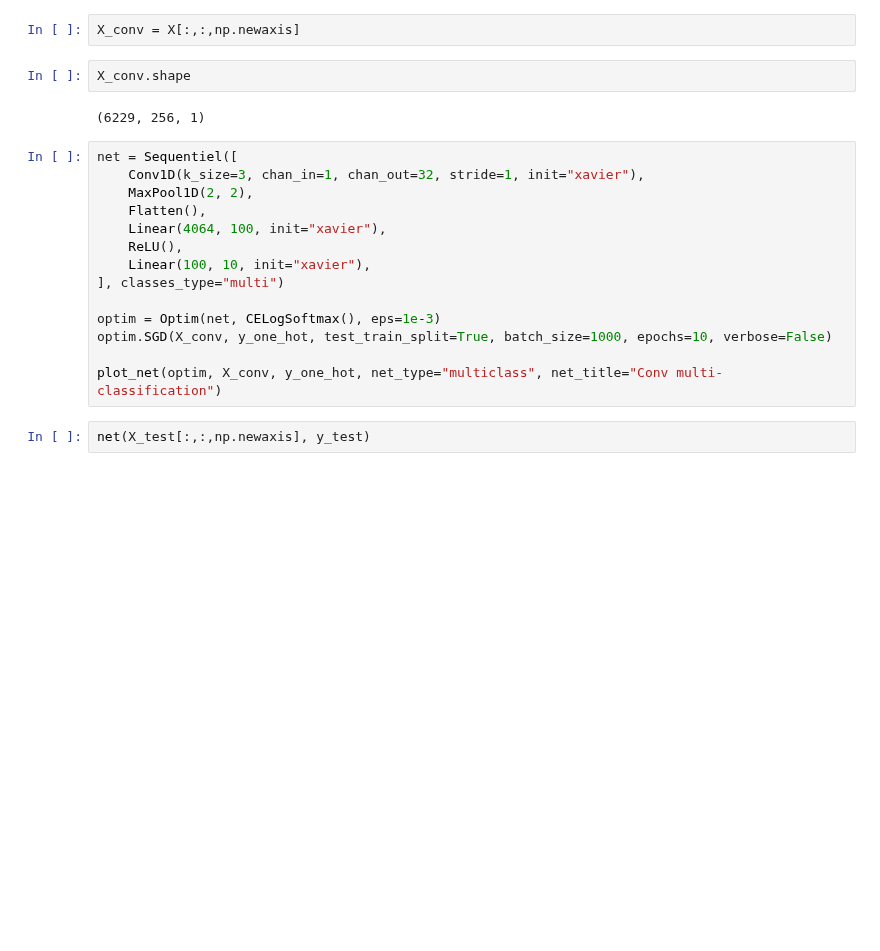
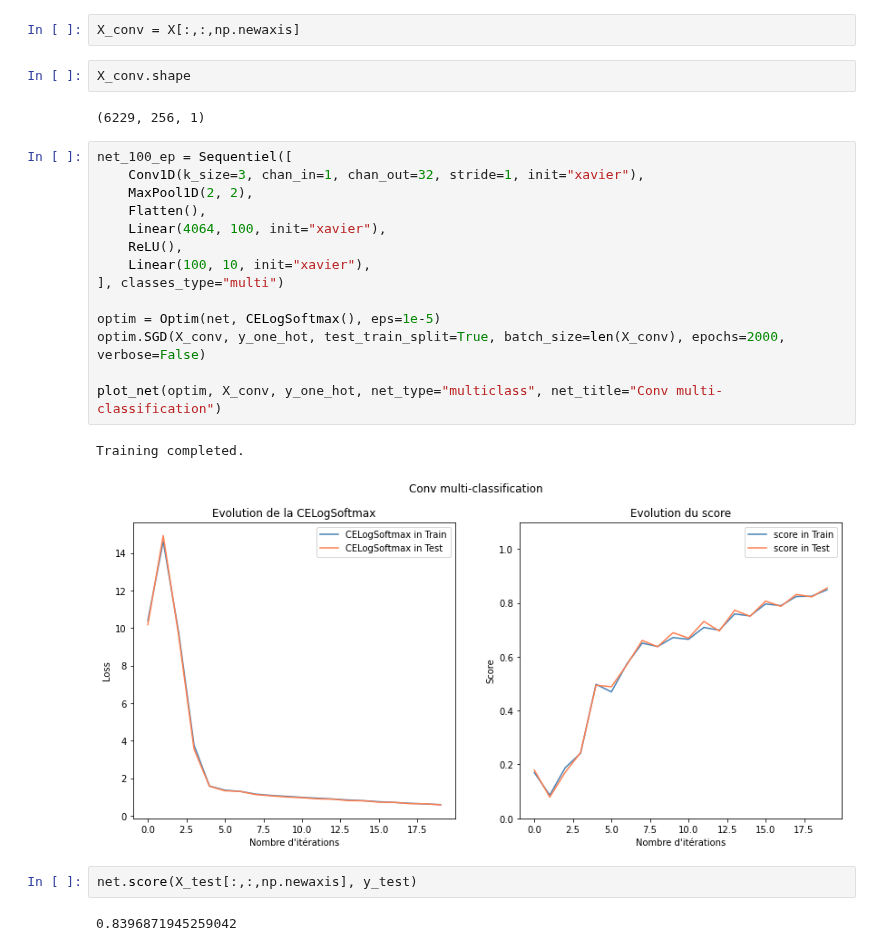
Before and after one commit to Amayas29/neural-networks, a Jupyter notebook: experimentations/convolution.ipynb, the cells around one changed output. Cells and saved outputs as stored; diff of their text form; blank space fills up the shorter version.

Commit message:
conv lets go

```diff
--- a/experimentations/convolution.ipynb
+++ b/experimentations/convolution.ipynb
@@ -40,18 +41,23 @@ X_conv.shape
 # %% [output]
 (6229, 256, 1)
 # %%
-net = Sequentiel([
+net_100_ep = Sequentiel([
     Conv1D(k_size=3, chan_in=1, chan_out=32, stride=1, init="xavier"),
     MaxPool1D(2, 2),
     Flatten(),
     Linear(4064, 100, init="xavier"),
     ReLU(),
     Linear(100, 10, init="xavier"),
 ], classes_type="multi")
 
-optim = Optim(net, CELogSoftmax(), eps=1e-3)
-optim.SGD(X_conv, y_one_hot, test_train_split=True, batch_size=1000, epochs=10, verbose=False)
+optim = Optim(net, CELogSoftmax(), eps=1e-5)
+optim.SGD(X_conv, y_one_hot, test_train_split=True, batch_size=len(X_conv), epochs=2000, verbose=False)
 
 plot_net(optim, X_conv, y_one_hot, net_type="multiclass", net_title="Conv multi-classification")
+# %% [output]
+Training completed.
+[figure, added]
 # %%
-net(X_test[:,:,np.newaxis], y_test)
+net.score(X_test[:,:,np.newaxis], y_test)
+# %% [output]
+0.8396871945259042
```
Also changed, not shown: parts of 3 cells of this notebook, 1 other file.
